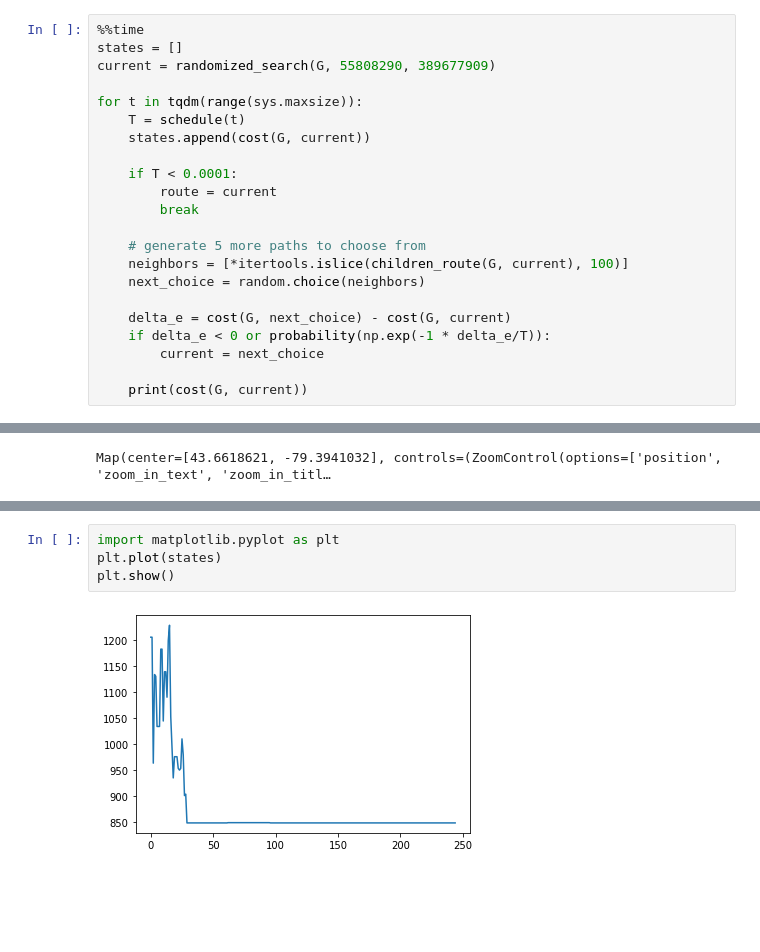
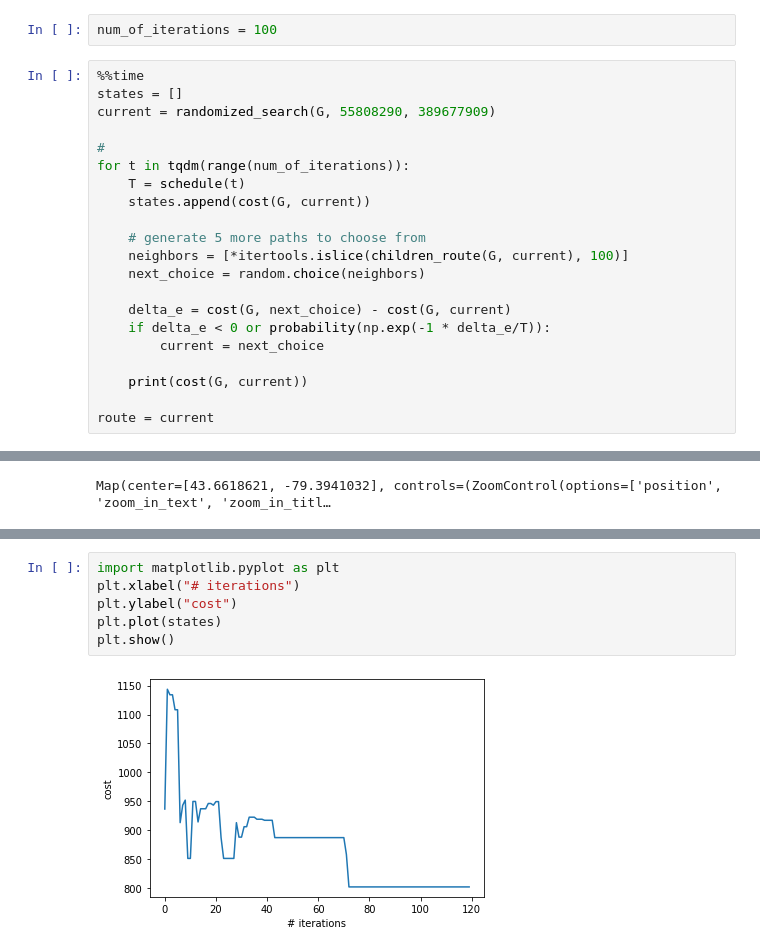
Before and after one commit to SmartMobilityAlgorithms/Trajectory-based-Search-Algorithms, a Jupyter notebook: simulated_annealing.ipynb, the cells around one changed output, grey strips where cells are left out. Cells and saved outputs as stored; diff of their text form; blank space fills up the shorter version.

```diff
--- a/simulated_annealing.ipynb
+++ b/simulated_annealing.ipynb
@@ -68,15 +69,14 @@ states = []
+# %%
+num_of_iterations = 100
 # %%
 %%time
 states = []
 current = randomized_search(G, 55808290, 389677909)
 
-for t in tqdm(range(sys.maxsize)):
+#
+for t in tqdm(range(num_of_iterations)):
     T = schedule(t)
     states.append(cost(G, current))
-
-    if T < 0.0001:
-        route = current
-        break
 
     # generate 5 more paths to choose from
     neighbors = [*itertools.islice(children_route(G, current), 100)]
@@ -87,4 +87,6 @@ for t in tqdm(range(sys.maxsize)):
         current = next_choice
 
     print(cost(G, current))
+
+route = current
 # %% [output]
@@ -140,6 +122,8 @@ states
 # %%
 import matplotlib.pyplot as plt
+plt.xlabel("# iterations")
+plt.ylabel("cost")
 plt.plot(states)
 plt.show()
 # %% [output]
-[figure, old version]
+[figure, new version]
```
Also changed, not shown: parts of 7 cells of this notebook.
